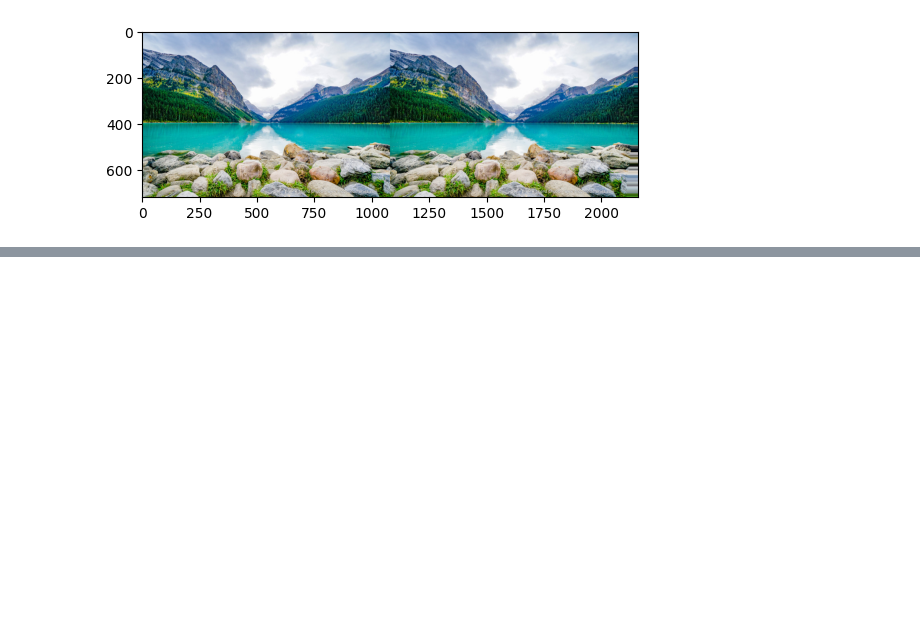
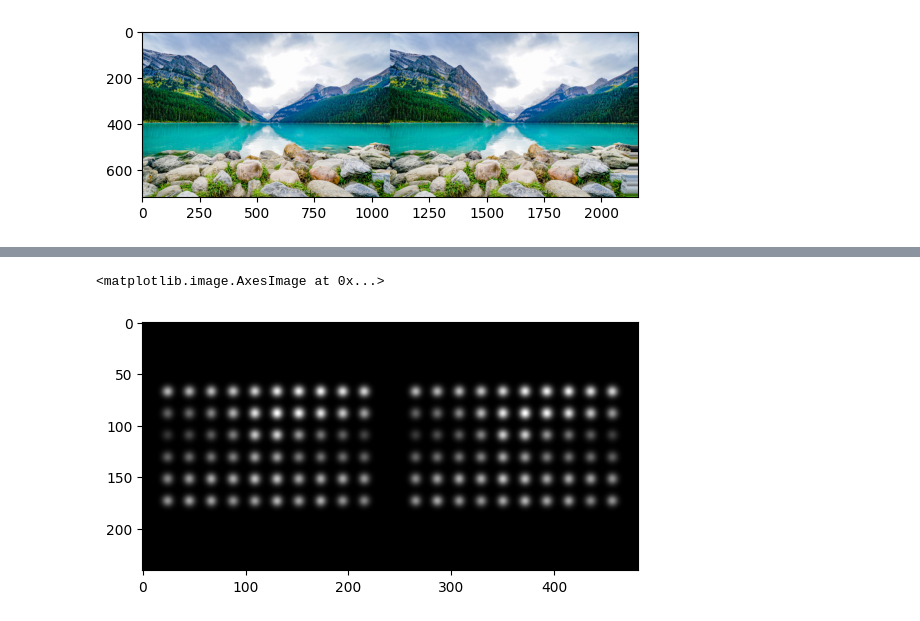
Before and after one commit to csirlin/StereoSight, a Jupyter notebook: depth.ipynb, the cells around one changed output, grey strips where cells are left out. Cells and saved outputs as stored; diff of their text form; code cells hidden in the pictures; blank space fills up the shorter version.

```diff
--- a/depth.ipynb
+++ b/depth.ipynb
@@ -85,0 +118,15 @@ plt.imshow(np.array(img)-warped_image)
+# %%
+implant = p2p.implants.ArgusII()
+model = p2p.models.ScoreboardModel(xrange=(-12, 12), yrange=(-12, 12), xystep=0.1, rho=100)
+model.build()
+
+implant.stim = p2p.stimuli.ImageStimulus(np.array(img))
+percept_left = model.predict_percept(implant)
+implant.stim = p2p.stimuli.ImageStimulus(warped_image)
+percept_right = model.predict_percept(implant)
+
+percept_side_by_side = np.hstack((percept_left.data, percept_right.data))
+plt.imshow(percept_side_by_side, cmap='gray')
+# %% [output]
+<matplotlib.image.AxesImage at 0x...>
+[figure, added]
```
Also changed, not shown: parts of 6 cells of this notebook.
